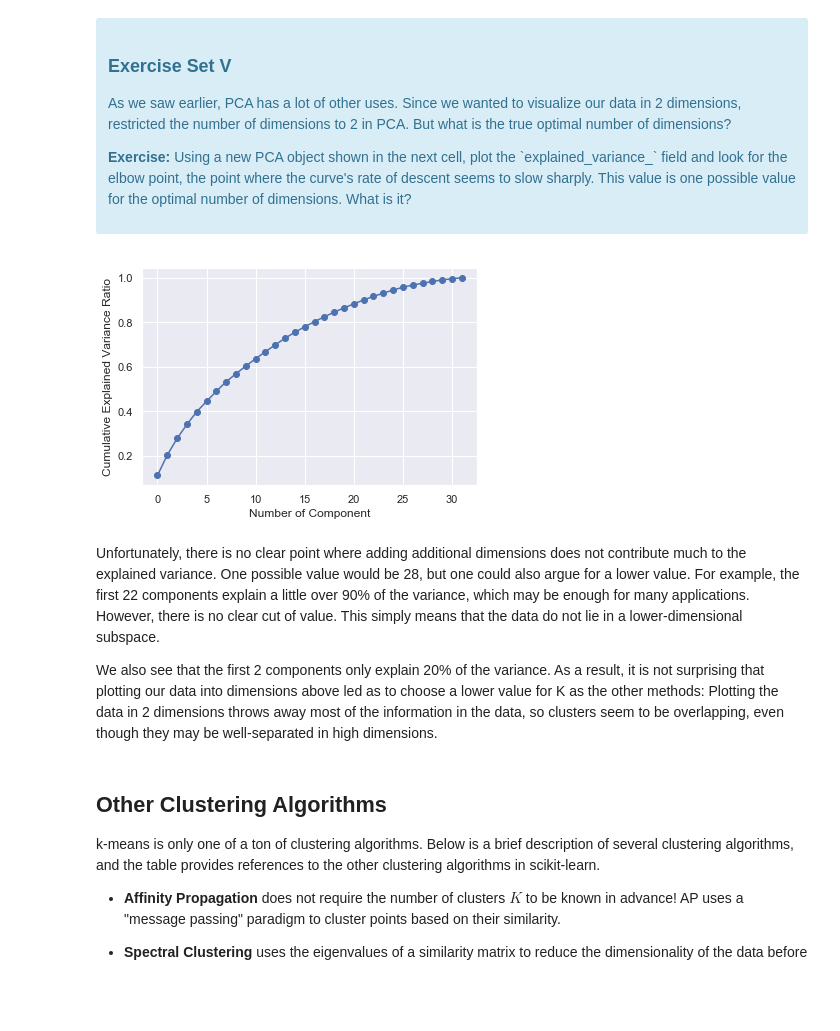
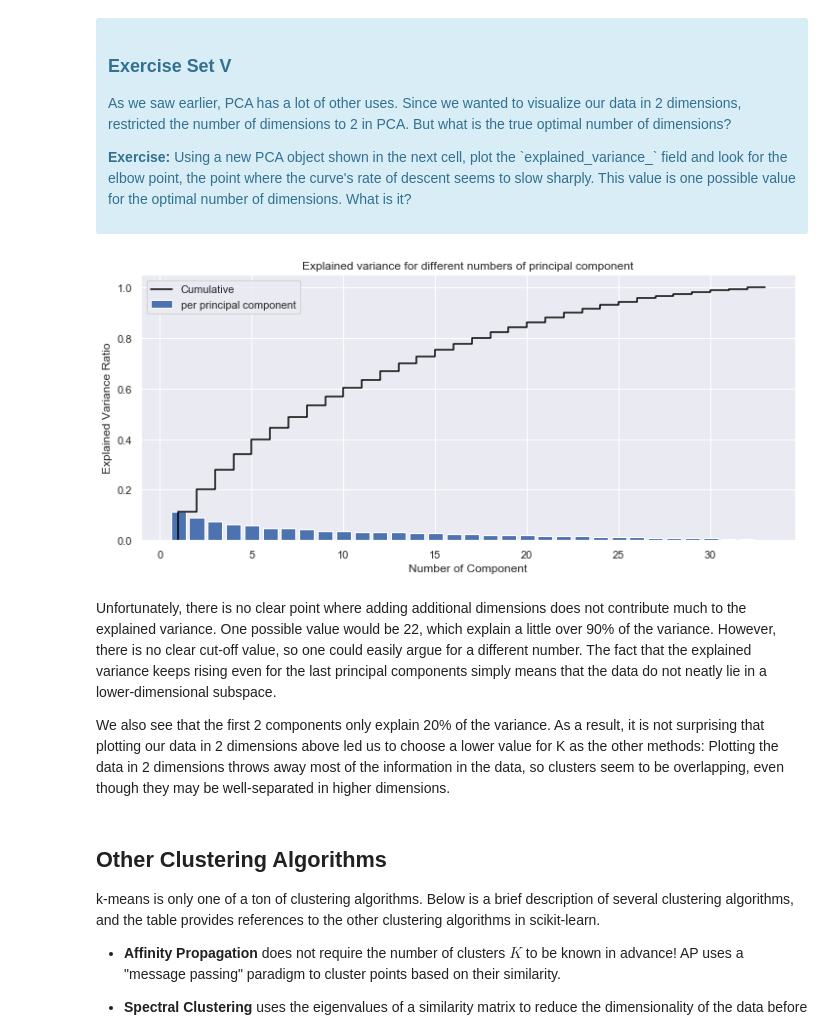
Before and after one commit to tloeber/Springboard, a Jupyter notebook: mini-project_clustering/Mini_Project_Clustering.ipynb, the cells around one changed output. Saved outputs shown, nothing was run; the diff lists cells and outputs as text; code cells hidden in the pictures; blank space fills up the shorter version.

```diff
--- a/mini-project_clustering/Mini_Project_Clustering.ipynb
+++ b/mini-project_clustering/Mini_Project_Clustering.ipynb
@@ -621,17 +530,26 @@ df_offers
 # %%
 #your turn
 pca = PCA(random_state=1).fit(x_scaled)
 explained_var = pca.explained_variance_ratio_
-plt.plot(np.cumsum(explained_var),
-         linestyle='-', marker='o')
+plt.figure(figsize=(12, 5))
+plt.step(range(1, len(explained_var)+2),
+         np.hstack([[0], np.cumsum(explained_var)]),
+         color='black', label='Cumulative')
+plt.bar(range(1, len(explained_var)+1),
+        explained_var,
+        label='per principal component')
+plt.legend()
+plt.title('Explained variance for different numbers of principal component')
+plt.ylim(0,1.05)
 plt.xlabel('Number of Component')
-plt.ylabel('Cumulative Explained Variance Ratio');
+plt.ylabel('Explained Variance Ratio')
+plt.show();
 # %% [output]
-[figure, old version]
+[figure, new version]
 # %% [markdown]
-Unfortunately, there is no clear point where adding additional dimensions does not contribute much to the explained variance. One possible value would be 28, but one could also argue for a lower value.  For example, the first 22 components explain a little over 90% of the variance, which may be enough for many applications. However, there is no clear cut of value. This simply means that the data do not lie in a lower-dimensional subspace.
+Unfortunately, there is no clear point where adding additional dimensions does not contribute much to the explained variance. One possible value would be 22, which explain a little over 90% of the variance. However, there is no clear cut-off value, so one could easily argue for a different number. The fact that the explained variance keeps rising even for the last principal components simply means that the data do not neatly lie in a lower-dimensional subspace.
 
-We also see that the first 2 components only explain 20% of the variance. As a result, it is not surprising that plotting our data into dimensions above led as to choose a lower value for K as the other methods: Plotting the data in 2 dimensions throws away most of the information in the data, so clusters seem to be overlapping, even though they may be well-separated in high dimensions.
+We also see that the first 2 components only explain 20% of the variance. As a result, it is not surprising that plotting our data in 2 dimensions above led us to choose a lower value for K as the other methods: Plotting the data in 2 dimensions throws away most of the information in the data, so clusters seem to be overlapping, even though they may be well-separated in higher dimensions.
 # %% [markdown]
 ## Other Clustering Algorithms
 
```
Also changed, not shown: parts of 27 cells of this notebook.
